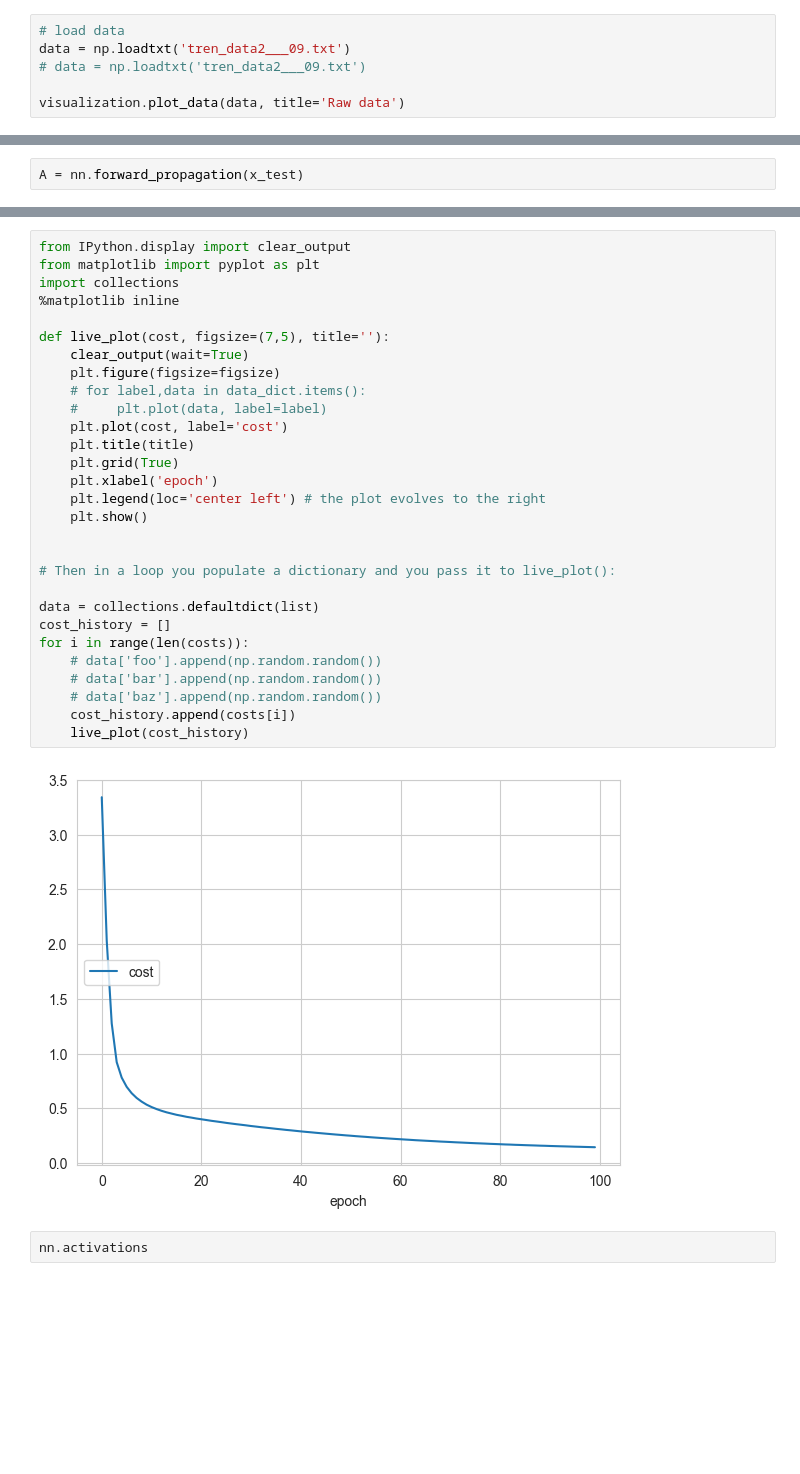
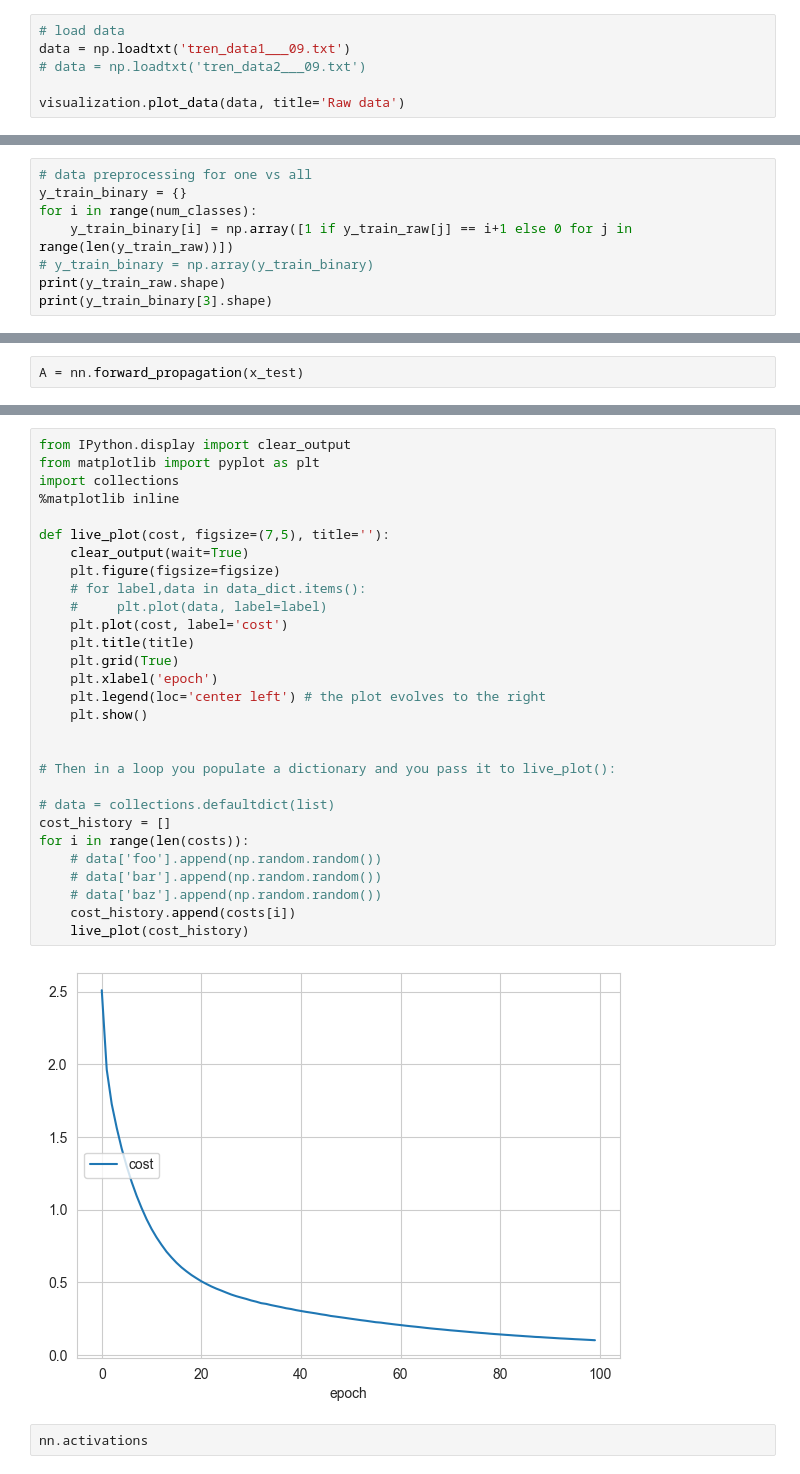
Before and after one commit to Jivl00/KKY_NSES, a Jupyter notebook: SP/showcase.ipynb, the cells around one changed output, grey strips where cells are left out. Drawn from its saved outputs; the diff is of its cells as text; blank space fills up the shorter version.

```diff
--- a/SP/showcase.ipynb
+++ b/SP/showcase.ipynb
@@ -5,7 +5,7 @@ from NeuralNetwork import*
 np.random.seed(1)
 # %%
 # load data
-data = np.loadtxt('tren_data2___09.txt')
+data = np.loadtxt('tren_data1___09.txt')
 # data = np.loadtxt('tren_data2___09.txt')
 
 visualization.plot_data(data, title='Raw data')
@@ -31,3 +31,11 @@ def to_one_hot(y, num_classes):
     return one_hot
 y_train = to_one_hot(y_train_raw, num_classes)
 y_test = y_test.reshape(1, y_test.shape[0])
+# %%
+# data preprocessing for one vs all
+y_train_binary = {}
+for i in range(num_classes):
+    y_train_binary[i] = np.array([1 if y_train_raw[j] == i+1 else 0 for j in range(len(y_train_raw))])
+# y_train_binary = np.array(y_train_binary)
+print(y_train_raw.shape)
+print(y_train_binary[3].shape)
@@ -98,34 +119,34 @@ print(colors)
 # %%
 from IPython.display import clear_output
 from matplotlib import pyplot as plt
 import collections
 %matplotlib inline
 
 def live_plot(cost, figsize=(7,5), title=''):
     clear_output(wait=True)
     plt.figure(figsize=figsize)
     # for label,data in data_dict.items():
     #     plt.plot(data, label=label)
     plt.plot(cost, label='cost')
     plt.title(title)
     plt.grid(True)
     plt.xlabel('epoch')
     plt.legend(loc='center left') # the plot evolves to the right
     plt.show()
 
 
 # Then in a loop you populate a dictionary and you pass it to live_plot():
 
-data = collections.defaultdict(list)
+# data = collections.defaultdict(list)
 cost_history = []
 for i in range(len(costs)):
     # data['foo'].append(np.random.random())
     # data['bar'].append(np.random.random())
     # data['baz'].append(np.random.random())
     cost_history.append(costs[i])
     live_plot(cost_history)
 # %% [output]
-[figure, old version]
+[figure, new version]
 # %%
 nn.activations
 # %% [output]
```
Also changed, not shown: parts of 17 cells of this notebook, 2 other files.
